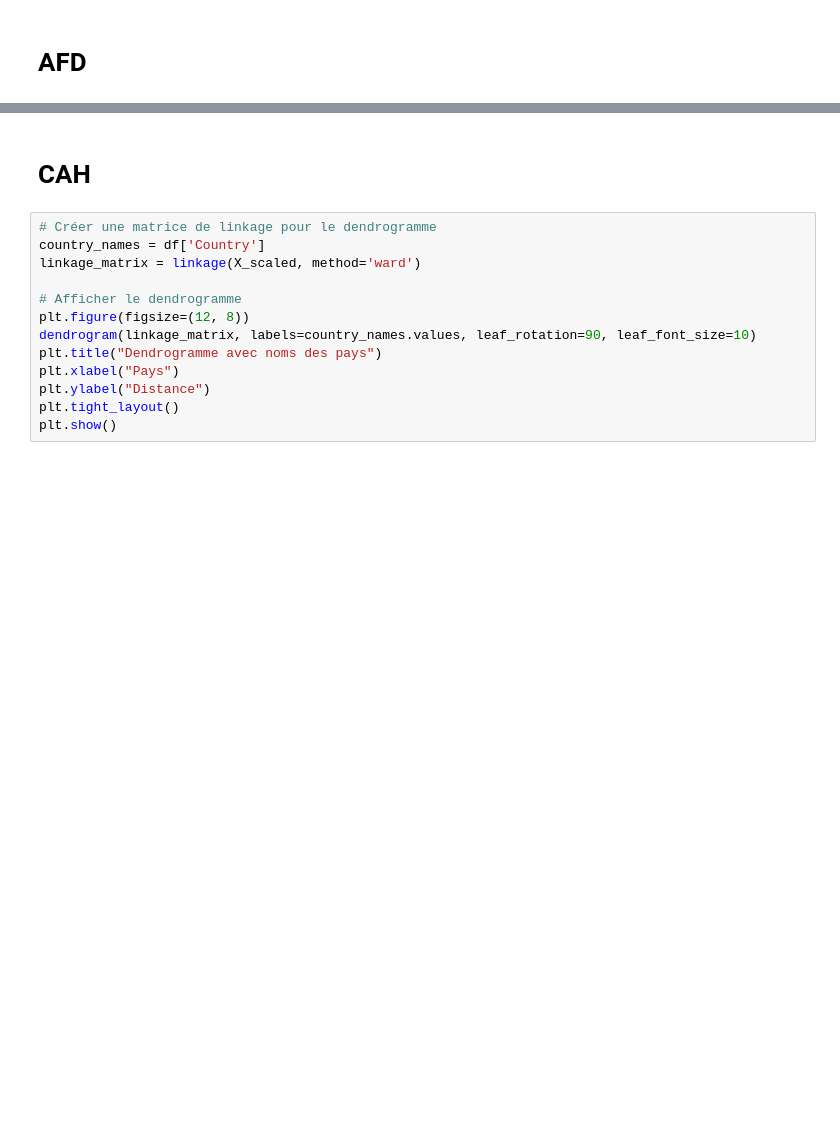
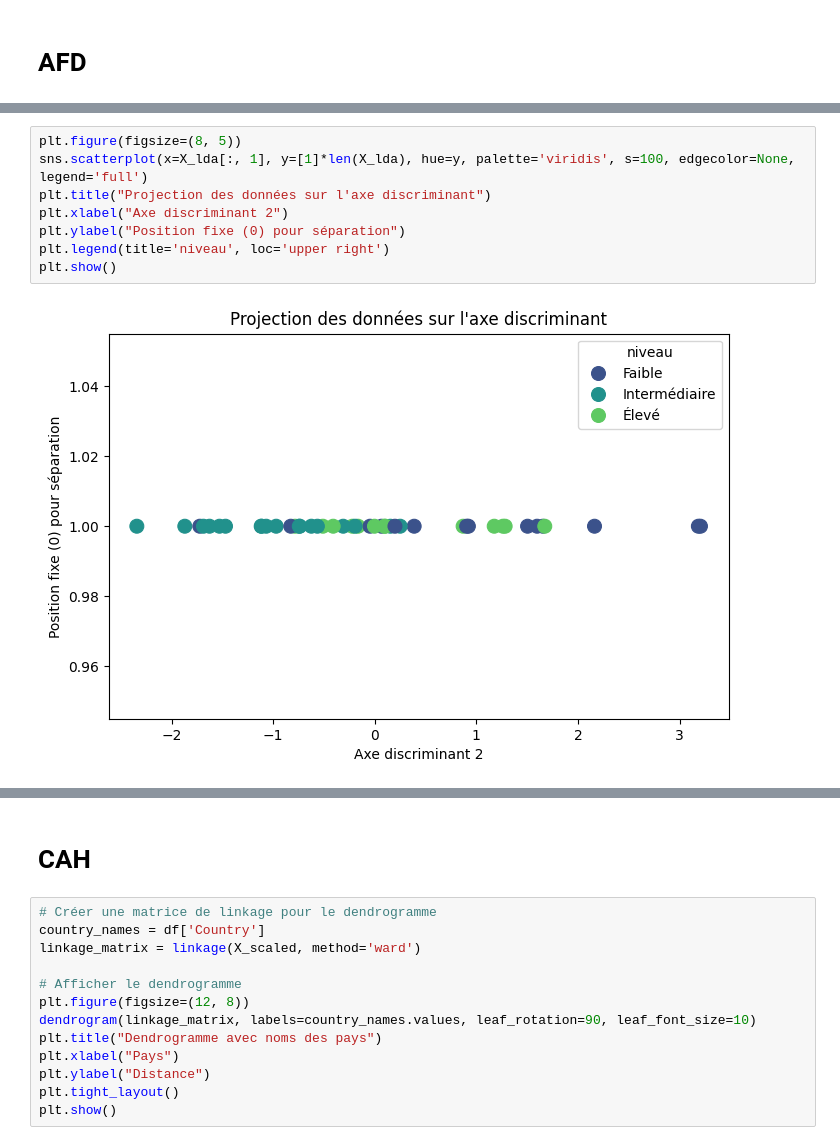
Before and after one commit to mohammed-elkyoud/Data-analyst-project-using-the-World-Bank-API, a Jupyter notebook: Developpement humain et societe.ipynb, the cells around one changed output, grey strips where cells are left out. Drawn from its saved outputs; the diff is of its cells as text; blank space fills up the shorter version.

```diff
--- a/Developpement humain et societe.ipynb
+++ b/Developpement humain et societe.ipynb
@@ -376,3 +386,13 @@ plt.show()
+# %%
+plt.figure(figsize=(8, 5))
+sns.scatterplot(x=X_lda[:, 1], y=[1]*len(X_lda), hue=y, palette='viridis', s=100, edgecolor=None, legend='full')
+plt.title("Projection des données sur l'axe discriminant")
+plt.xlabel("Axe discriminant 2")
+plt.ylabel("Position fixe (0) pour séparation")
+plt.legend(title='niveau', loc='upper right')
+plt.show()
+# %% [output]
+[figure, added]
 # %%
 # Assuming lda.coef_ has shape (n_classes - 1, n_features)
 coefficients = pd.DataFrame(lda.coef_, columns=colonnes_numeriques[:lda.coef_.shape[1]])  # Adjust columns based on the number of features
```
Also changed, not shown: parts of 27 cells of this notebook, 2 other files.
